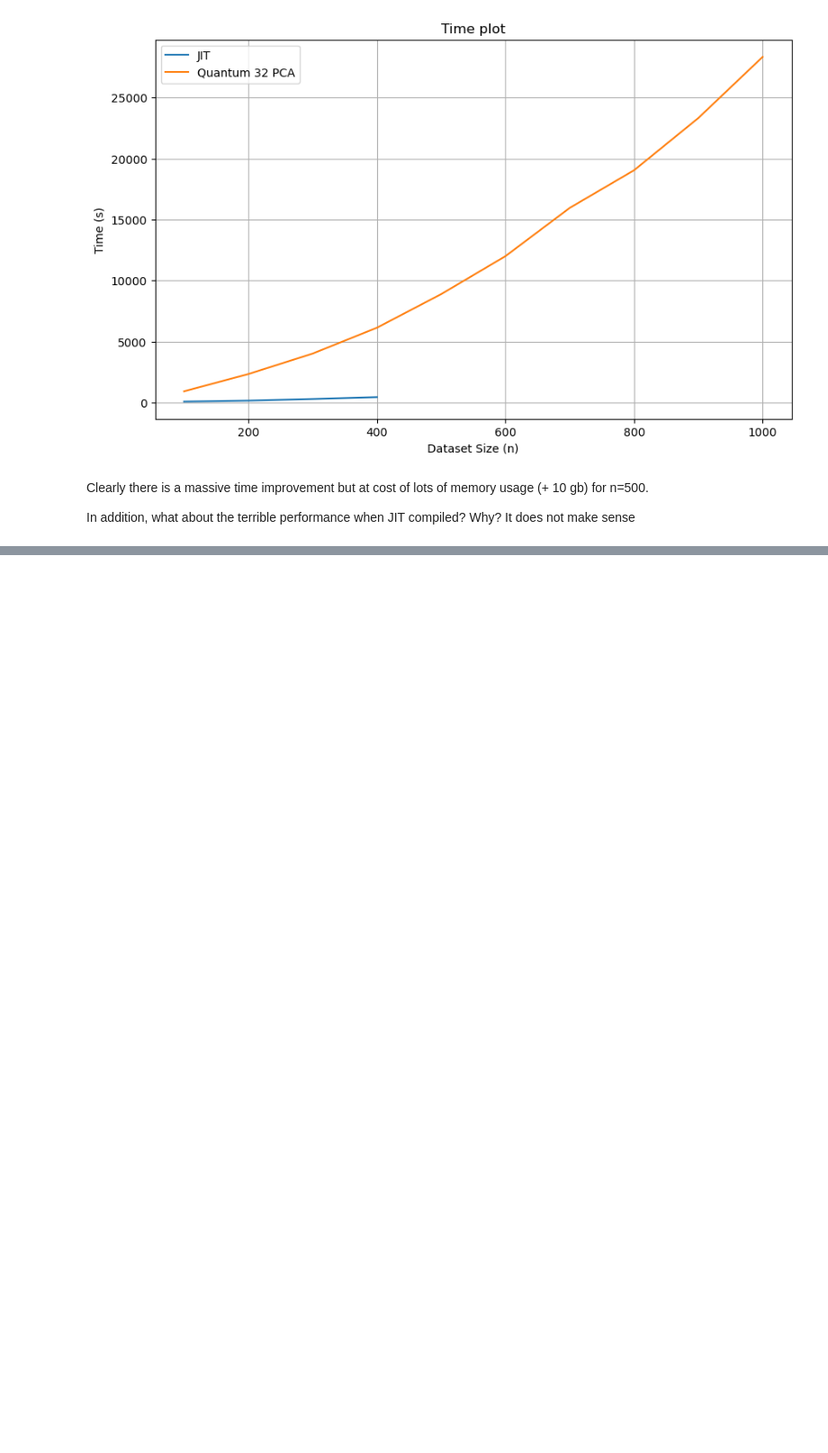
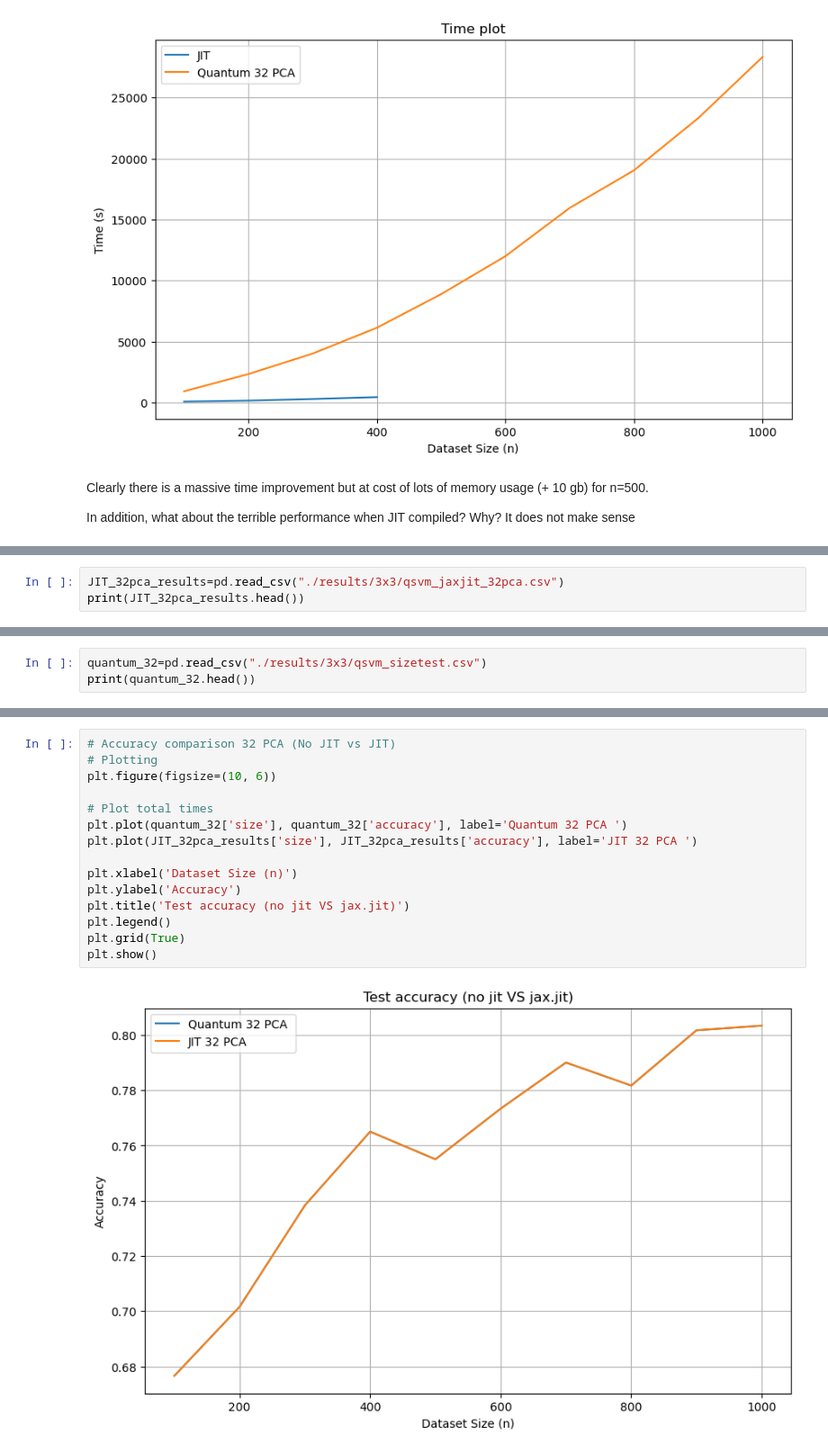
Before and after one commit to anamarsabi/QML-Research, a Jupyter notebook: efficiency_study.ipynb, the cells around one changed output, grey strips where cells are left out. Shown at 90% size. Cells and saved outputs as stored; diff of their text form; blank space fills up the shorter version.

Commit message:
4x4 data and results

```diff
--- a/efficiency_study.ipynb
+++ b/efficiency_study.ipynb
@@ -1485,0 +1517,3 @@ In addition, what about the terrible performance when JIT compiled? Why? It does
+# %%
+JIT_32pca_results=pd.read_csv("./results/3x3/qsvm_jaxjit_32pca.csv")
+print(JIT_32pca_results.head())
@@ -1485,0 +1586,3 @@ In addition, what about the terrible performance when JIT compiled? Why? It does
+# %%
+quantum_32=pd.read_csv("./results/3x3/qsvm_sizetest.csv")
+print(quantum_32.head())
@@ -1485,0 +1603,17 @@ In addition, what about the terrible performance when JIT compiled? Why? It does
+# %%
+# Accuracy comparison 32 PCA (No JIT vs JIT)
+# Plotting
+plt.figure(figsize=(10, 6))
+
+# Plot total times
+plt.plot(quantum_32['size'], quantum_32['accuracy'], label='Quantum 32 PCA ')
+plt.plot(JIT_32pca_results['size'], JIT_32pca_results['accuracy'], label='JIT 32 PCA ')
+
+plt.xlabel('Dataset Size (n)')
+plt.ylabel('Accuracy')
+plt.title('Test accuracy (no jit VS jax.jit)')
+plt.legend()
+plt.grid(True)
+plt.show()
+# %% [output]
+[figure, added]
```
Also changed, not shown: parts of 48 cells of this notebook, 59 other files.
